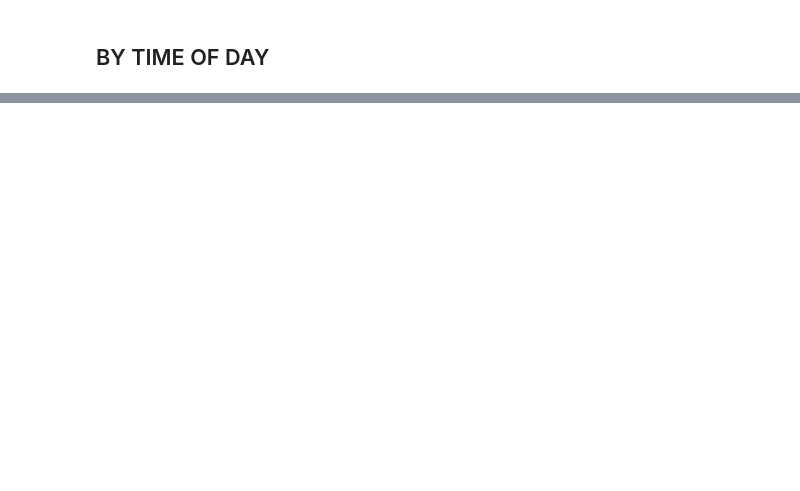
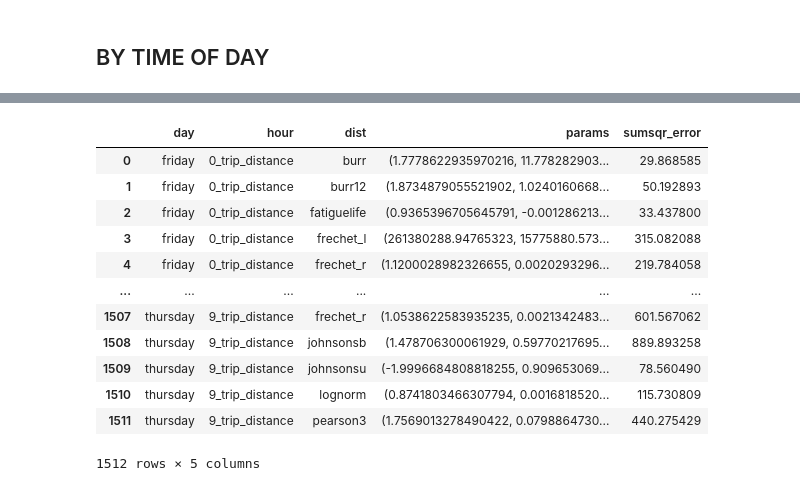
Before and after one commit to saortizag/tny, a Jupyter notebook: data/process_data.ipynb, the cells around one changed output, grey strips where cells are left out. Saved outputs shown, nothing was run; the diff lists cells and outputs as text; code cells hidden in the pictures; blank space fills up the shorter version.

```diff
--- a/data/process_data.ipynb
+++ b/data/process_data.ipynb
@@ -376,0 +506,34 @@ for day, day_name in zip(days_list, days_names_list):
+# %%
+dist_list = ["burr", "burr12", "fatiguelife", "frechet_r", "frechet_l",
+             "johnsonsb", "johnsonsu", "lognorm", "pearson3"]
+
+big_results = {"day":[], "hour":[], "dist":[], "params":[], "sumsqr_error":[]}
+
+for day in days_names_list:
+
+    try:
+
+        dir_ = "output/trip_time_filtered/"+day+"/"
+
+        for subdir, dirs, files in sorted(os.walk(dir_)):
+            for file in files:
+                filepath = subdir + os.sep + file
+                if filepath.endswith(".csv"):
+                    name = file[:-4]
+
+                    results = fit_results(file, dir_, dist_list)
+
+                    for ii in range(len(results["dist"])):
+                        big_results["dist"].append(results["dist"][ii])
+                        big_results["params"].append(results["params"][ii])
+                        big_results["sumsqr_error"].append(results["sumsqr_error"][ii])
+                        big_results["day"].append(day)
+                        big_results["hour"].append(name)
+
+    except FileNotFoundError:
+        pass
+
+big_results_df = pd.DataFrame(big_results)
+
+with open('time_fit.pickle', 'wb') as handle:
+    pickle.dump(big_results, handle)
@@ -376,0 +575,21 @@ for day, day_name in zip(days_list, days_names_list):
+# %%
+with open('distances_fit.pickle', 'rb') as handle:
+    distances_fit = pickle.load(handle)
+# %%
+distances_fit_df = pd.DataFrame(distances_fit)
+# %%
+distances_fit_df[]
+# %% [output]
+|  | day | hour | dist | params | sumsqr_error |
+| 0 | friday | 0_trip_distance | burr | (1.7778622935970216, 11.778282903... | 29.868585 |
+| 1 | friday | 0_trip_distance | burr12 | (1.8734879055521902, 1.0240160668... | 50.192893 |
+| 2 | friday | 0_trip_distance | fatiguelife | (0.9365396705645791, -0.001286213... | 33.437800 |
+| 3 | friday | 0_trip_distance | frechet_l | (261380288.94765323, 15775880.573... | 315.082088 |
+| 4 | friday | 0_trip_distance | frechet_r | (1.1200028982326655, 0.0020293296... | 219.784058 |
+| ... | ... | ... | ... | ... | ... |
+| 1507 | thursday | 9_trip_distance | frechet_r | (1.0538622583935235, 0.0021342483... | 601.567062 |
+| 1508 | thursday | 9_trip_distance | johnsonsb | (1.478706300061929, 0.59770217695... | 889.893258 |
+| 1509 | thursday | 9_trip_distance | johnsonsu | (-1.9996684808818255, 0.909653069... | 78.560490 |
+| 1510 | thursday | 9_trip_distance | lognorm | (0.8741803466307794, 0.0016818520... | 115.730809 |
+| 1511 | thursday | 9_trip_distance | pearson3 | (1.7569013278490422, 0.0798864730... | 440.275429 |
+1512 rows × 5 columns
```
Also changed, not shown: parts of 64 cells of this notebook.
